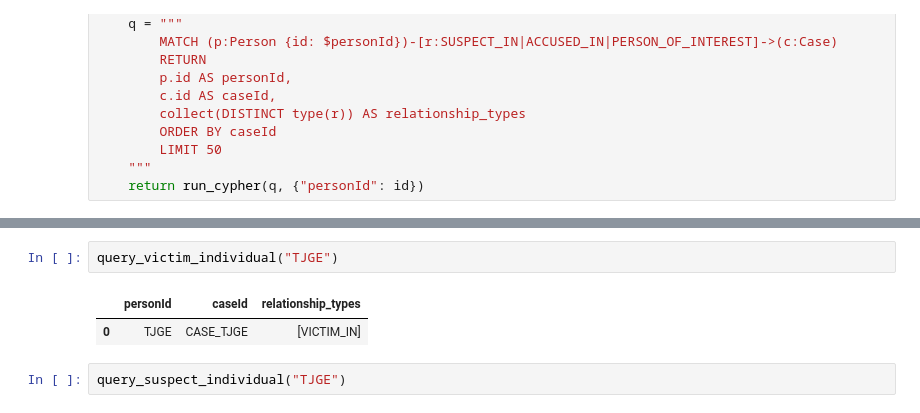
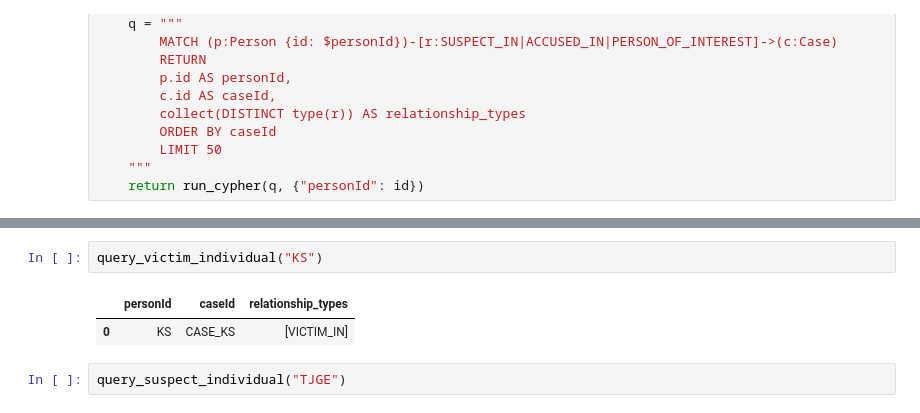
Before and after one commit to TylerNP/AI4SAR-KG-Reasoning, a Jupyter notebook: src/ref.ipynb, the cells around one changed output, grey strips where cells are left out. Cells and saved outputs as stored; diff of their text form.

```diff
--- a/src/ref.ipynb
+++ b/src/ref.ipynb
@@ -314,8 +225,8 @@ query_suspect_individual("CB")
 # %%
-query_victim_individual("TJGE")
+query_victim_individual("KS")
 # %% [output]
 |  | personId | caseId | relationship_types |
-| 0 | TJGE | CASE_TJGE | [VICTIM_IN] |
+| 0 | KS | CASE_KS | [VICTIM_IN] |
 # %%
 query_suspect_individual("TJGE")
 # %% [markdown]
```
Also changed, not shown: parts of 76 cells of this notebook, 1 other file.
